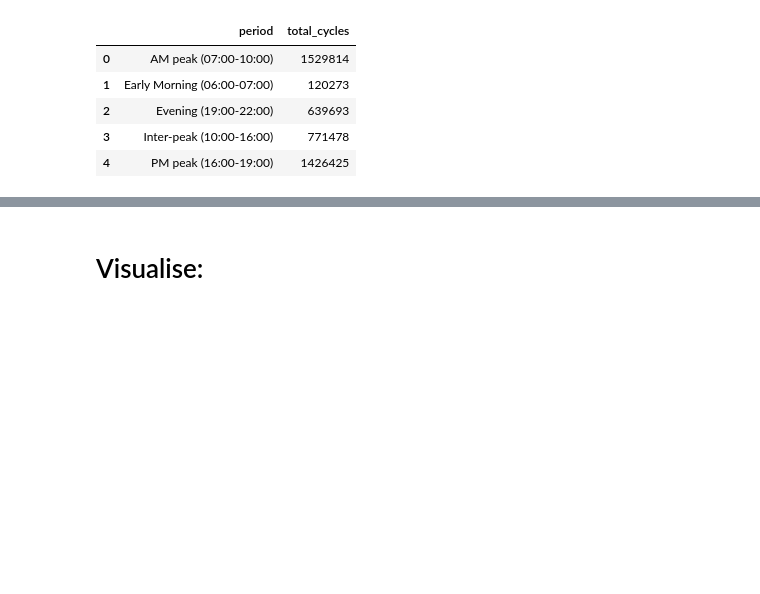
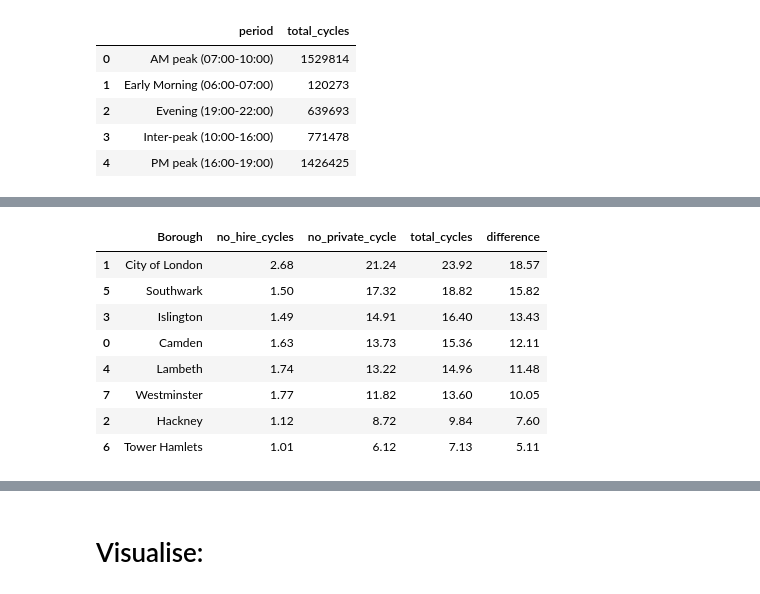
Before and after one commit to Moha-Barik/Employer-Project-team-1, a Jupyter notebook: EDA_london_biking_v1.ipynb, the cells around one changed output, grey strips where cells are left out. Cells and saved outputs as stored; diff of their text form; code cells hidden in the pictures; blank space fills up the shorter version.

```diff
--- a/EDA_london_biking_v1.ipynb
+++ b/EDA_london_biking_v1.ipynb
@@ -343,0 +353,5 @@ lond_trend2
+# %%
+# the difference between hires and private bikes
+Central_l['difference'] = Central_l['no_private_cycle'] - Central_l['no_hire_cycles']
+
+Central_l.head(2)
@@ -343,0 +380,4 @@ lond_trend2
+# %%
+# RESULT FOR WHICH STREET TO PUT HIRING FACILITIES ON IN INNER LONDON
+Central_l = Central_l.sort_values(by='difference',ascending=False)
+Central_l.head(3)
@@ -343,0 +389,16 @@ lond_trend2
+# %%
+# group by Boroughs
+Central_trend3 = Central_l.groupby(Central_l.Borough)\
+[['no_hire_cycles', 'no_private_cycle','total_cycles', 'difference']].agg('mean').reset_index()
+
+Central_trend3.sort_values(by='difference',ascending=False).round(2)
+# %% [output]
+|  | Borough | no_hire_cycles | no_private_cycle | total_cycles | difference |
+| 1 | City of London | 2.68 | 21.24 | 23.92 | 18.57 |
+| 5 | Southwark | 1.50 | 17.32 | 18.82 | 15.82 |
+| 3 | Islington | 1.49 | 14.91 | 16.40 | 13.43 |
+| 0 | Camden | 1.63 | 13.73 | 15.36 | 12.11 |
+| 4 | Lambeth | 1.74 | 13.22 | 14.96 | 11.48 |
+| 7 | Westminster | 1.77 | 11.82 | 13.60 | 10.05 |
+| 2 | Hackney | 1.12 | 8.72 | 9.84 | 7.60 |
+| 6 | Tower Hamlets | 1.01 | 6.12 | 7.13 | 5.11 |
```
Also changed, not shown: parts of 20 cells of this notebook.
